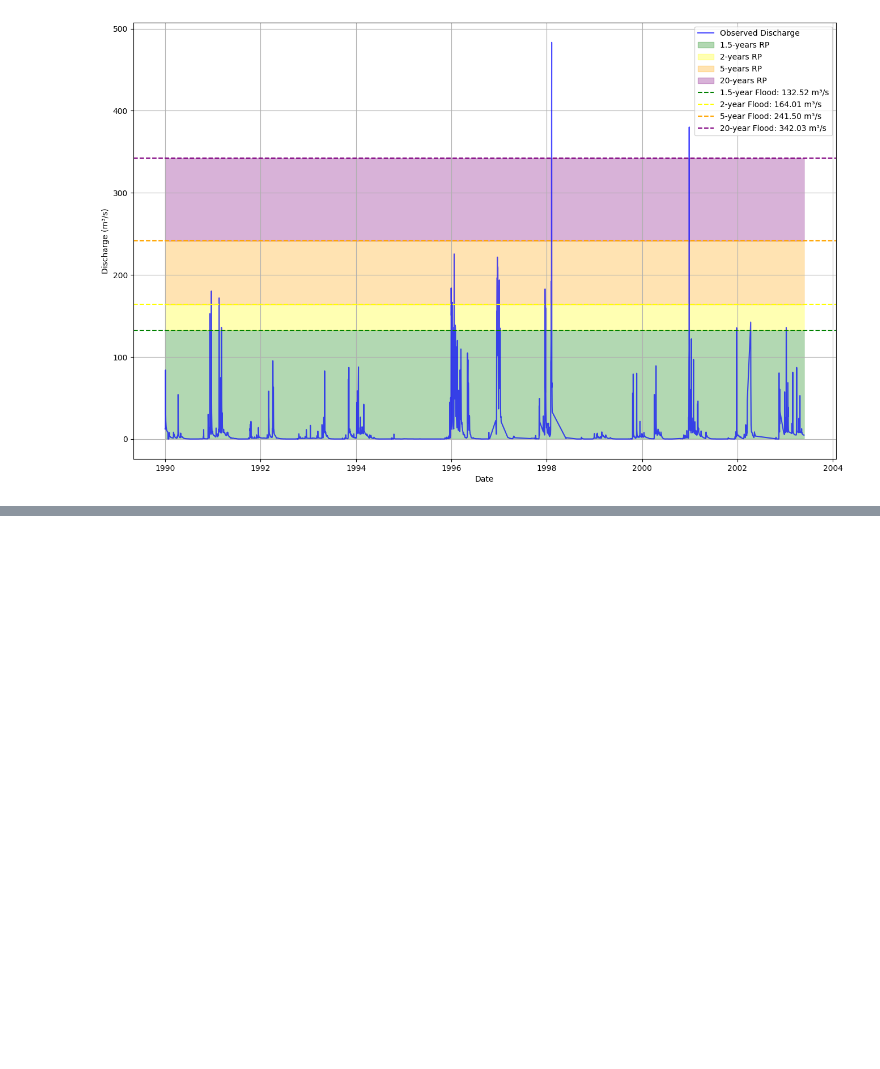
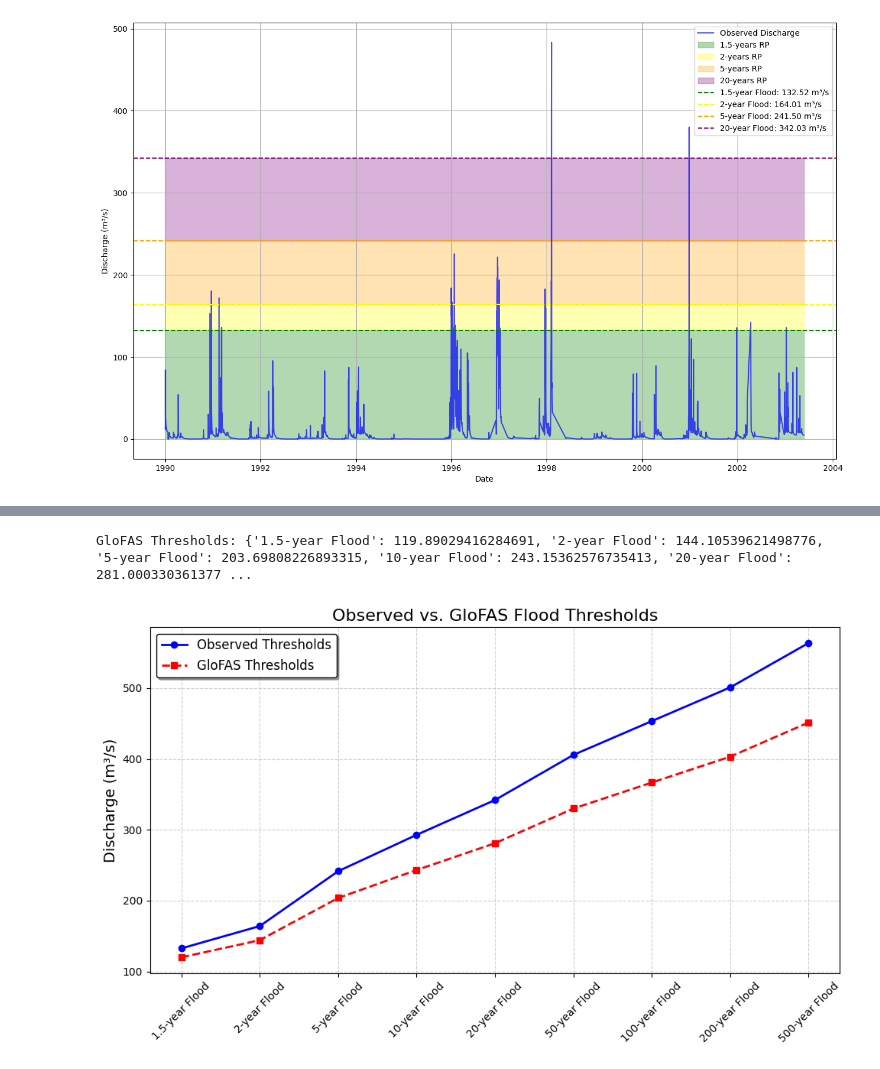
Before and after one commit to Simow-az/2025-Glofas-Annual-Meeting, a Jupyter notebook: CEMS Global Flood meeting-session 2 part 3 - Observations VS Simulations.ipynb, the cells around one changed output, grey strips where cells are left out. Cells and saved outputs as stored; diff of their text form; code cells hidden in the pictures; blank space fills up the shorter version.

```diff
--- a/CEMS Global Flood meeting-session 2 part 3 - Observations VS Simulations.ipynb
+++ b/CEMS Global Flood meeting-session 2 part 3 - Observations VS Simulations.ipynb
@@ -347,0 +397,10 @@ Data variables:
+# %%
+return_periods = [1.5, 2, 5, 10, 20, 50, 100, 200, 500]
+base_path = os.path.expanduser("/perm/ecm3644/glofas/Static_maps/")
+
+thresholds = {}
+for rp in return_periods:
+   file_path = os.path.join(base_path, f"flood_threshold_glofas_v4_rl_{rp}.nc")
+   thresholds[rp] = xr.open_dataset(file_path)
+for rp, ds in thresholds.items():
+   print(f"{rp}-year threshold data variables:", ds.data_vars)
@@ -400,0 +428,32 @@ Comparison of Observed vs. GloFAS Flood Thresholds:
+# %%
+# Observed thresholds
+observed_thresholds = threshold_df["Flood Thresholds"].to_dict()
+# Glofas thresholds
+glofas_thresholds = {}
+for rp, ds in thresholds.items():
+    varname = list(ds.data_vars)[0]  # Automatically find the variable name
+    value = ds[varname].sel(lat=Lat, lon=lon, method="nearest").values.item()
+    label = f"{int(rp) if isinstance(rp, float) and rp.is_integer() else rp}-year Flood"
+    glofas_thresholds[label] = value
+
+print("GloFAS Thresholds:", glofas_thresholds)
+
+comparison_df = pd.DataFrame({
+    "Observed (Gauge)": [observed_thresholds.get(k, None) for k in glofas_thresholds.keys()],
+    "GloFAS (Simulated)": list(glofas_thresholds.values())
+}, index=glofas_thresholds.keys())
+
+plt.figure(figsize=(10, 6))
+plt.plot(comparison_df.index, comparison_df["Observed (Gauge)"], marker="o", linestyle="-", label="Observed Thresholds", color="blue", linewidth=2)
+plt.plot(comparison_df.index, comparison_df["GloFAS (Simulated)"], marker="s", linestyle="--", label="GloFAS Thresholds", color="red", linewidth=2)
+
+plt.ylabel("Discharge (m³/s)", fontsize=14)
+plt.xticks(rotation=45)
+plt.legend(fontsize=12, loc="upper left", frameon=True, shadow=True, edgecolor="black")
+plt.grid(True, linestyle="--", alpha=0.6)
+plt.title("Observed vs. GloFAS Flood Thresholds", fontsize=16)
+plt.tight_layout()
+plt.show()
+# %% [output]
+GloFAS Thresholds: {'1.5-year Flood': 119.89029416284691, '2-year Flood': 144.10539621498776, '5-year Flood': 203.69808226893315, '10-year Flood': 243.15362576735413, '20-year Flood': 281.000330361377 ...
+[figure, added]
```
Also changed, not shown: parts of 24 cells of this notebook, 3 other files.
